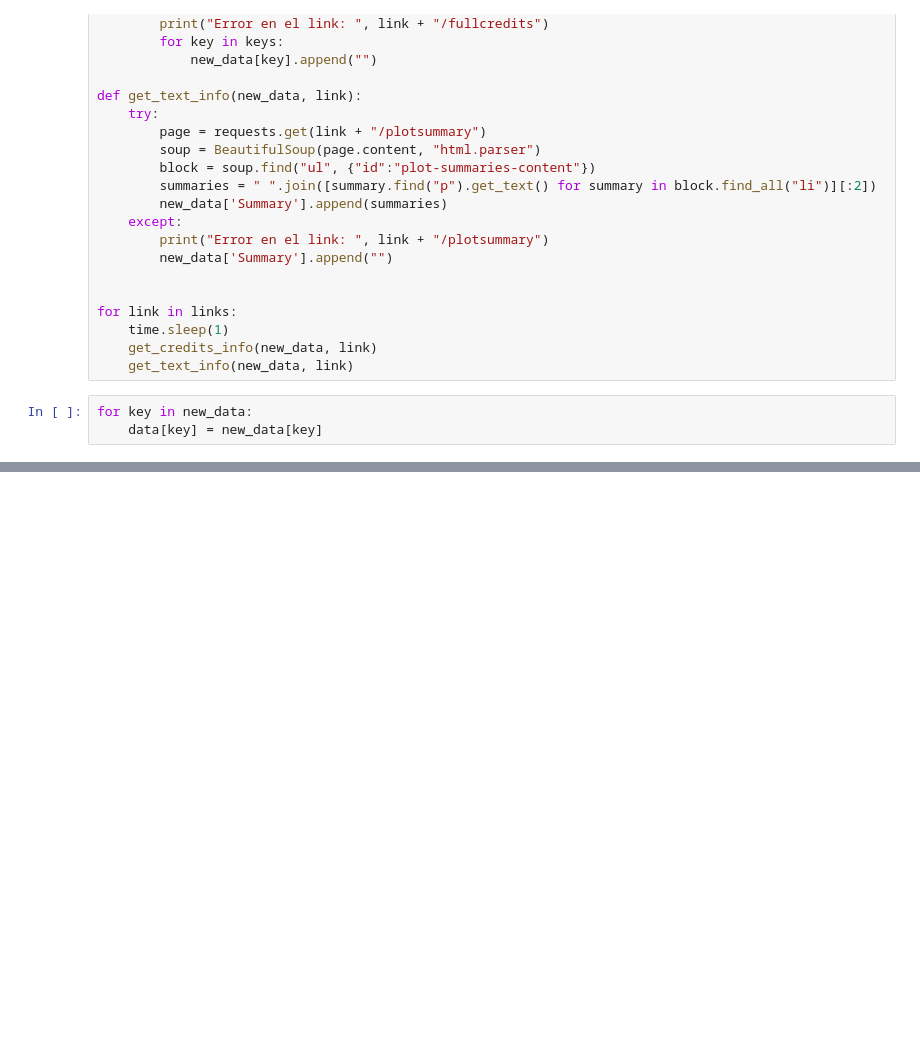
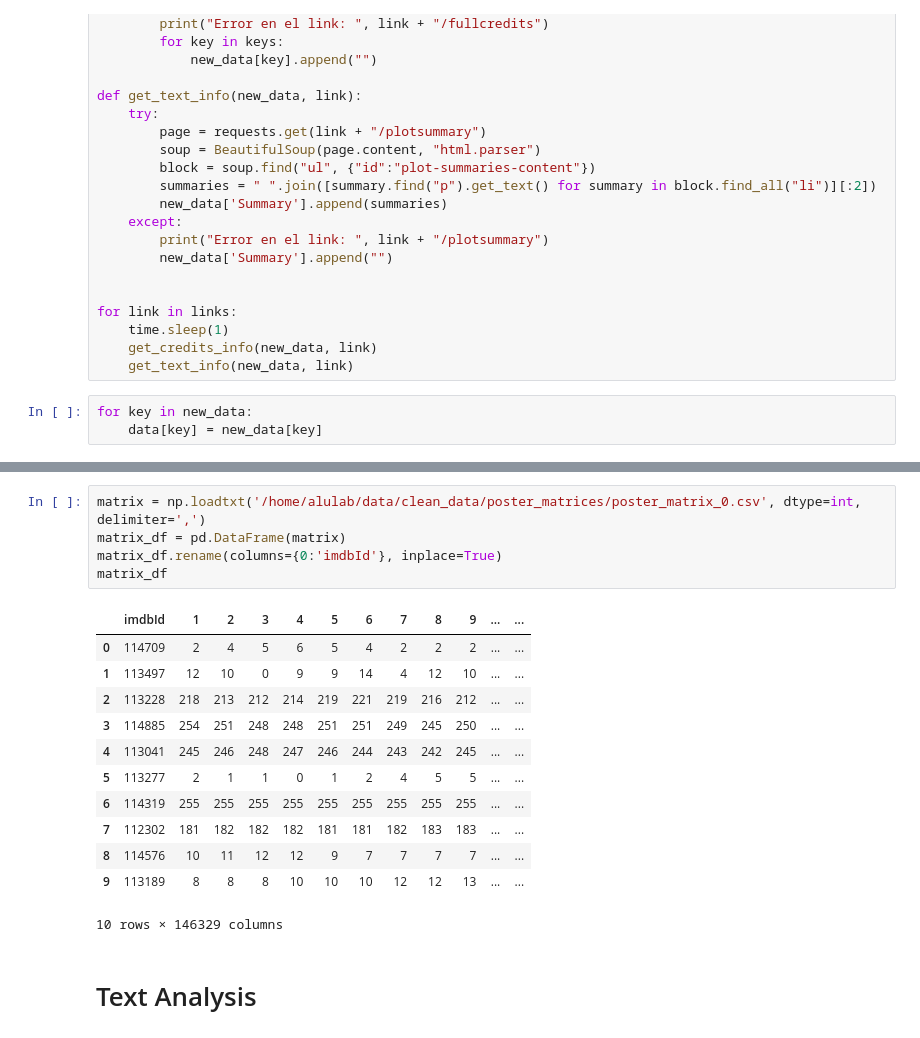
Before and after one commit to renzozuniga/MachineLearningTA, a Jupyter notebook: WebScraping-Test.ipynb, the cells around one changed output, grey strips where cells are left out. Drawn from its saved outputs; the diff is of its cells as text; blank space fills up the shorter version.

```diff
--- a/WebScraping-Test.ipynb
+++ b/WebScraping-Test.ipynb
@@ -171,0 +240,20 @@ for idx, link in enumerate(data['Poster']):
+# %%
+matrix = np.loadtxt('/home/alulab/data/clean_data/poster_matrices/poster_matrix_0.csv', dtype=int, delimiter=',')
+matrix_df = pd.DataFrame(matrix)
+matrix_df.rename(columns={0:'imdbId'}, inplace=True)
+matrix_df
+# %% [output]
+|  | imdbId | 1 | 2 | 3 | 4 | 5 | 6 | 7 | 8 | 9 | ... | ... |
+| 0 | 114709 | 2 | 4 | 5 | 6 | 5 | 4 | 2 | 2 | 2 | ... | ... |
+| 1 | 113497 | 12 | 10 | 0 | 9 | 9 | 14 | 4 | 12 | 10 | ... | ... |
+| 2 | 113228 | 218 | 213 | 212 | 214 | 219 | 221 | 219 | 216 | 212 | ... | ... |
+| 3 | 114885 | 254 | 251 | 248 | 248 | 251 | 251 | 249 | 245 | 250 | ... | ... |
+| 4 | 113041 | 245 | 246 | 248 | 247 | 246 | 244 | 243 | 242 | 245 | ... | ... |
+| 5 | 113277 | 2 | 1 | 1 | 0 | 1 | 2 | 4 | 5 | 5 | ... | ... |
+| 6 | 114319 | 255 | 255 | 255 | 255 | 255 | 255 | 255 | 255 | 255 | ... | ... |
+| 7 | 112302 | 181 | 182 | 182 | 182 | 181 | 181 | 182 | 183 | 183 | ... | ... |
+| 8 | 114576 | 10 | 11 | 12 | 12 | 9 | 7 | 7 | 7 | 7 | ... | ... |
+| 9 | 113189 | 8 | 8 | 8 | 10 | 10 | 10 | 12 | 12 | 13 | ... | ... |
+10 rows × 146329 columns
+# %% [markdown]
+# Text Analysis
```
Also changed, not shown: parts of 21 cells of this notebook, 2 other files.
